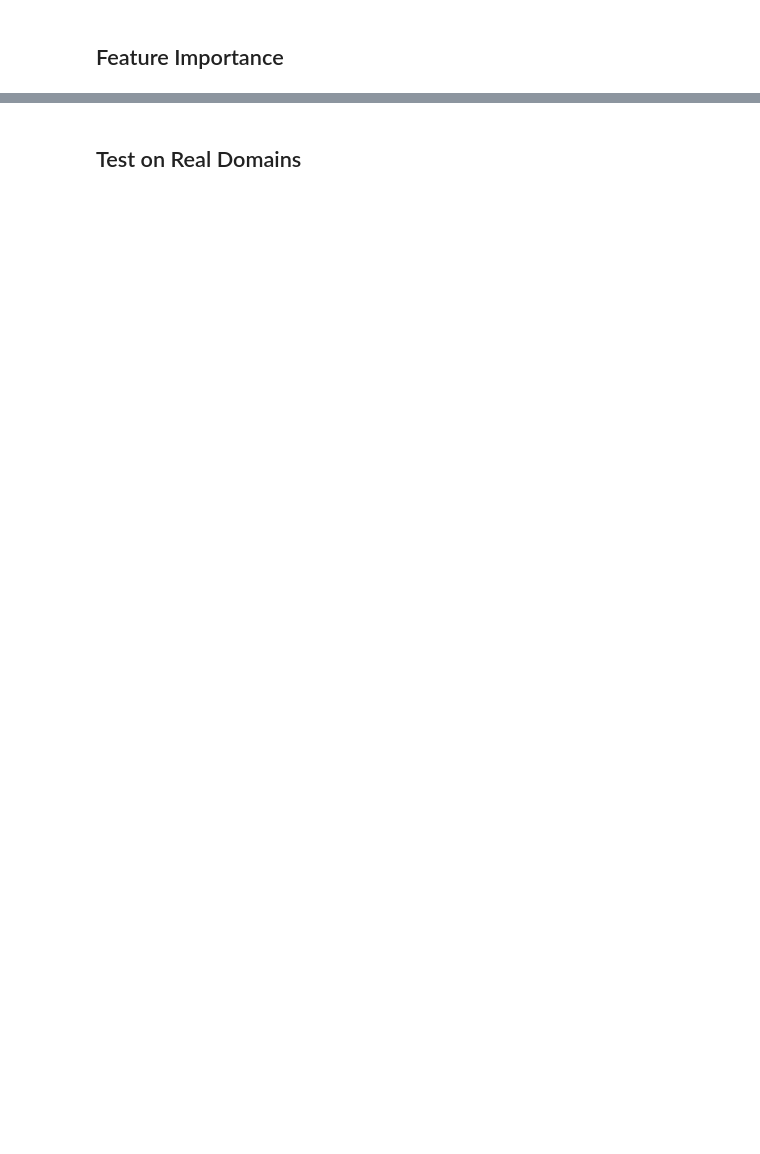
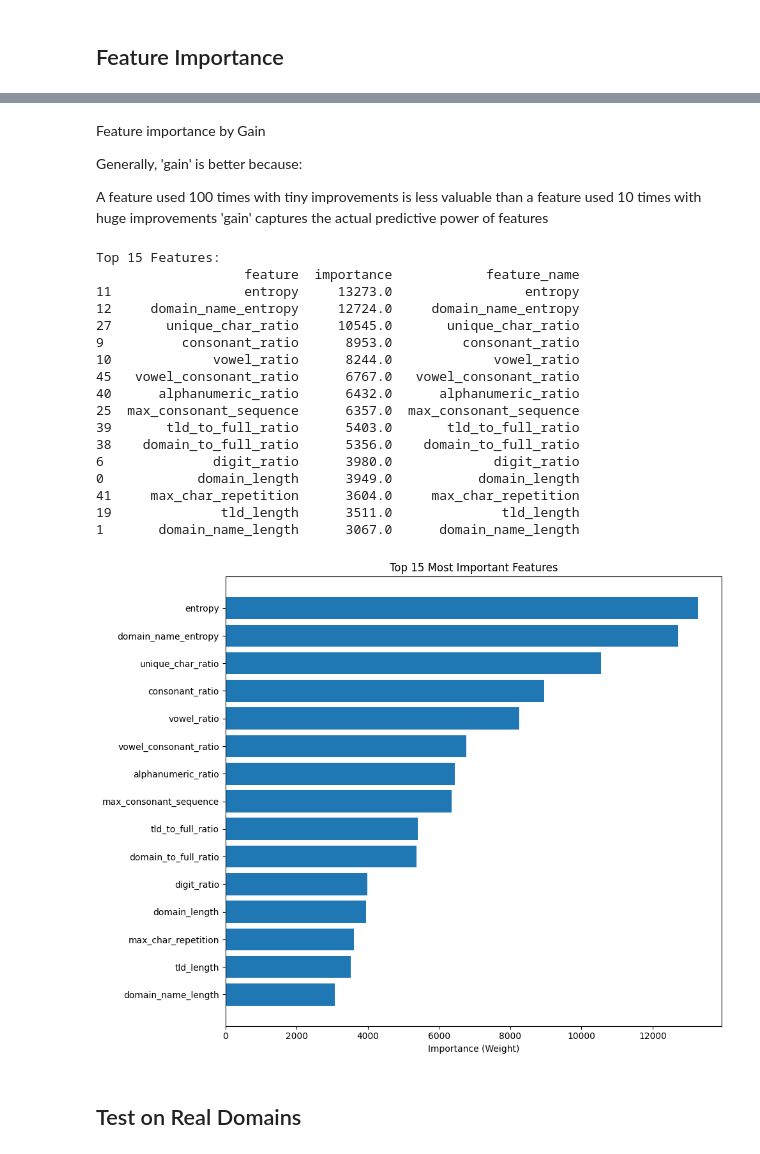
Before and after one commit to koshiq/DNS-XgBoost-AdBlocker, a Jupyter notebook: DNS/train_dns_adblocker.ipynb, the cells around one changed output, grey strips where cells are left out. Cells and saved outputs as stored; diff of their text form; code cells hidden in the pictures; blank space fills up the shorter version.

```diff
--- a/DNS/train_dns_adblocker.ipynb
+++ b/DNS/train_dns_adblocker.ipynb
@@ -186,3 +401,62 @@ plt.show()
+# %% [markdown]
+Feature importance by Gain
+
+Generally, 'gain' is better because:
+
+A feature used 100 times with tiny improvements is less valuable than a feature used 10 times with huge improvements
+'gain' captures the actual predictive power of features
+# %%
+# Get feature importance from XGBClassifier
+importance_dict = model.get_booster().get_score(importance_type='weight')
+
+# Create DataFrame with actual feature names
+feature_importance = pd.DataFrame({
+    'feature': list(importance_dict.keys()),
+    'importance': list(importance_dict.values())
+})
+
+# Map feature names (f0, f1, etc.) to actual column names
+feature_names = X.columns.tolist()
+feature_importance['feature_name'] = feature_importance['feature'].apply(
+    lambda x: feature_names[int(x.replace('f', ''))] if x.startswith('f') else x
+)
+
+# Sort by importance
+feature_importance = feature_importance.sort_values('importance', ascending=False)
+
+print("Top 15 Features:")
+print(feature_importance.head(15))
+
+# Plot
+plt.figure(figsize=(10, 8))
+top_features = feature_importance.head(15)
+plt.barh(range(len(top_features)), top_features['importance'])
+plt.yticks(range(len(top_features)), top_features['feature_name'])
+plt.xlabel('Importance (Weight)')
+plt.title('Top 15 Most Important Features')
+plt.gca().invert_yaxis()
+plt.tight_layout()
+plt.savefig('feature_importance.png', dpi=150)
+plt.show()
+# %% [output]
+Top 15 Features:
+                   feature  importance            feature_name
+11                 entropy     13273.0                 entropy
+12     domain_name_entropy     12724.0     domain_name_entropy
+27       unique_char_ratio     10545.0       unique_char_ratio
+9          consonant_ratio      8953.0         consonant_ratio
+10             vowel_ratio      8244.0             vowel_ratio
+45   vowel_consonant_ratio      6767.0   vowel_consonant_ratio
+40      alphanumeric_ratio      6432.0      alphanumeric_ratio
+25  max_consonant_sequence      6357.0  max_consonant_sequence
+39       tld_to_full_ratio      5403.0       tld_to_full_ratio
+38    domain_to_full_ratio      5356.0    domain_to_full_ratio
+6              digit_ratio      3980.0             digit_ratio
+0            domain_length      3949.0           domain_length
+41     max_char_repetition      3604.0     max_char_repetition
+19              tld_length      3511.0              tld_length
+1       domain_name_length      3067.0      domain_name_length
+[figure, added]
 # %% [markdown]
 ## Test on Real Domains
 # %%
```
Also changed, not shown: parts of 17 cells of this notebook, 7 other files.
